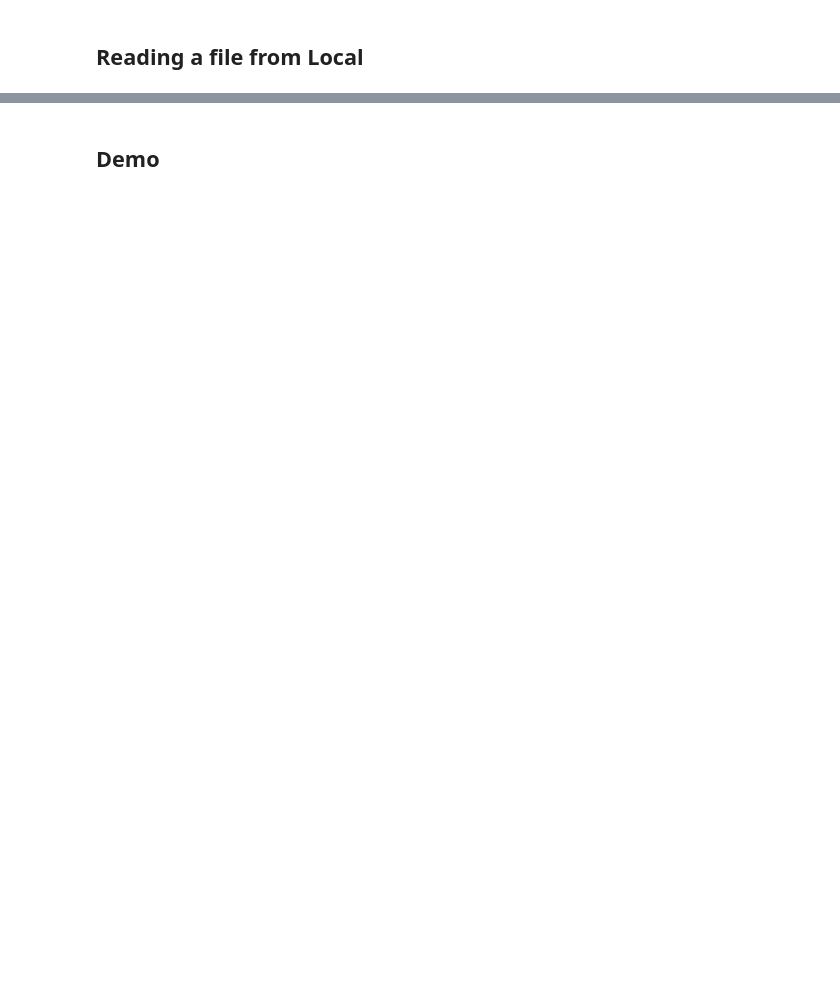
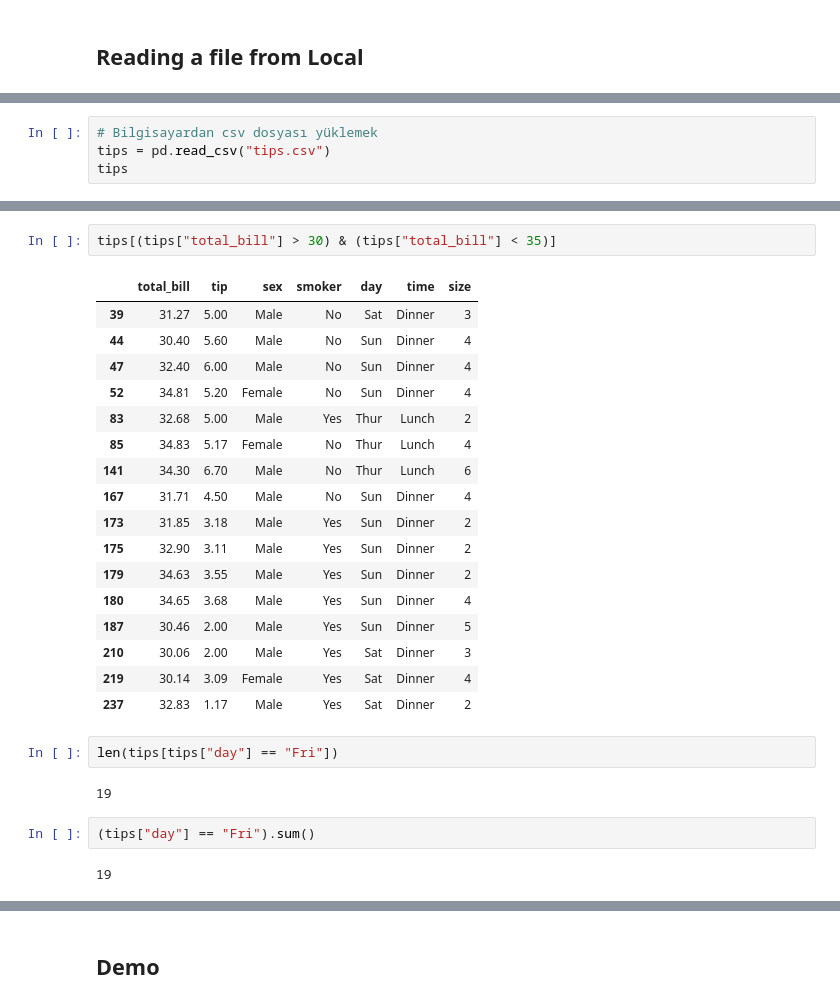
Before and after one commit to salimunlu/Data-Analysis, a Jupyter notebook: Pandas.ipynb, the cells around one changed output, grey strips where cells are left out. Drawn from its saved outputs; the diff is of its cells as text; blank space fills up the shorter version.

```diff
--- a/Pandas.ipynb
+++ b/Pandas.ipynb
@@ -125,0 +289,4 @@ d = {
+# %%
+# Bilgisayardan csv dosyası yüklemek
+tips = pd.read_csv("tips.csv")
+tips
@@ -125,0 +417,28 @@ d = {
+# %%
+tips[(tips["total_bill"] > 30) & (tips["total_bill"] < 35)]
+# %% [output]
+|  | total_bill | tip | sex | smoker | day | time | size |
+| 39 | 31.27 | 5.00 | Male | No | Sat | Dinner | 3 |
+| 44 | 30.40 | 5.60 | Male | No | Sun | Dinner | 4 |
+| 47 | 32.40 | 6.00 | Male | No | Sun | Dinner | 4 |
+| 52 | 34.81 | 5.20 | Female | No | Sun | Dinner | 4 |
+| 83 | 32.68 | 5.00 | Male | Yes | Thur | Lunch | 2 |
+| 85 | 34.83 | 5.17 | Female | No | Thur | Lunch | 4 |
+| 141 | 34.30 | 6.70 | Male | No | Thur | Lunch | 6 |
+| 167 | 31.71 | 4.50 | Male | No | Sun | Dinner | 4 |
+| 173 | 31.85 | 3.18 | Male | Yes | Sun | Dinner | 2 |
+| 175 | 32.90 | 3.11 | Male | Yes | Sun | Dinner | 2 |
+| 179 | 34.63 | 3.55 | Male | Yes | Sun | Dinner | 2 |
+| 180 | 34.65 | 3.68 | Male | Yes | Sun | Dinner | 4 |
+| 187 | 30.46 | 2.00 | Male | Yes | Sun | Dinner | 5 |
+| 210 | 30.06 | 2.00 | Male | Yes | Sat | Dinner | 3 |
+| 219 | 30.14 | 3.09 | Female | Yes | Sat | Dinner | 4 |
+| 237 | 32.83 | 1.17 | Male | Yes | Sat | Dinner | 2 |
+# %%
+len(tips[tips["day"] == "Fri"])
+# %% [output]
+19
+# %%
+(tips["day"] == "Fri").sum()
+# %% [output]
+19
```
Also changed, not shown: parts of 60 cells of this notebook, 1 other file.
